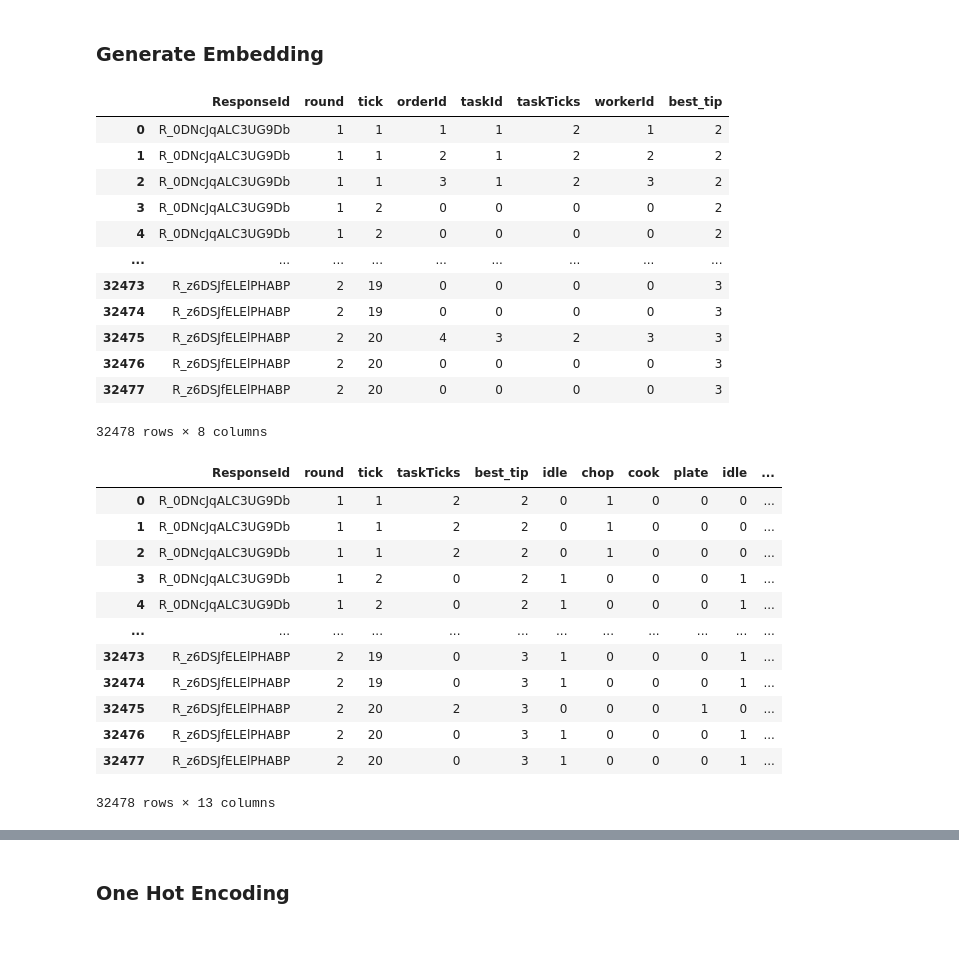
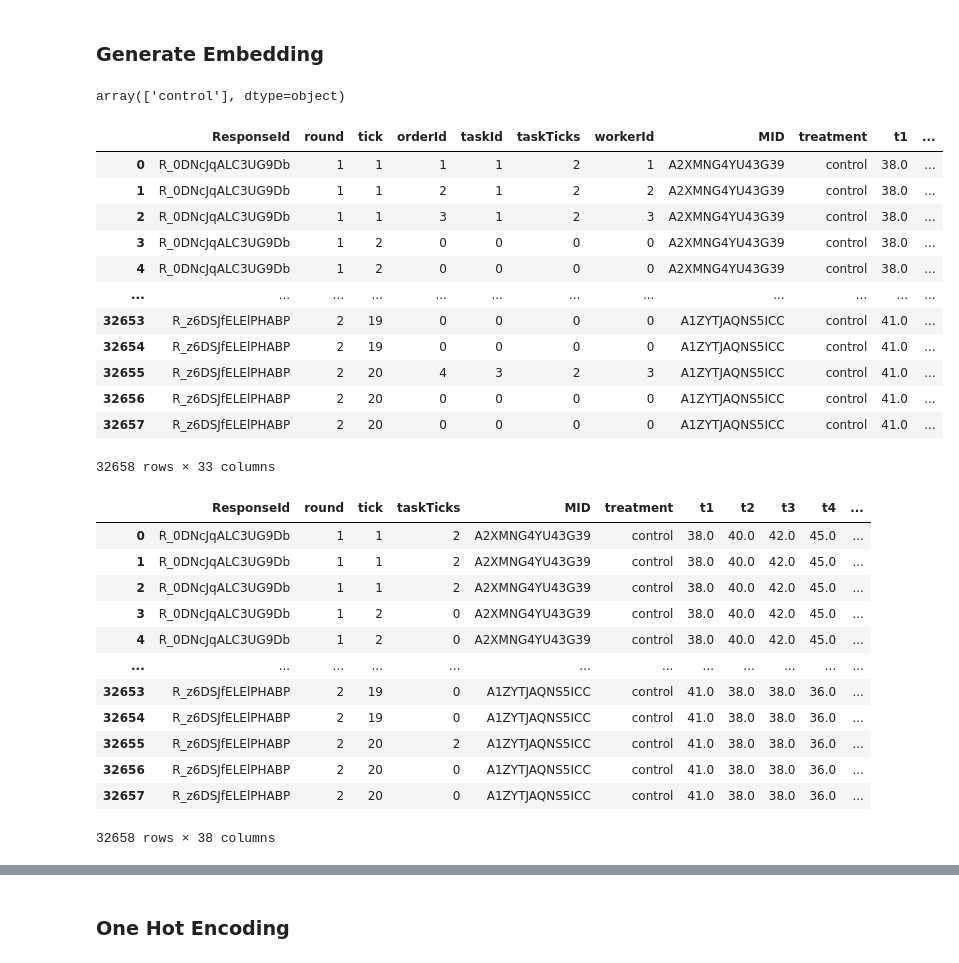
Before and after one commit to Thunderbeee/hai-cooking, a Jupyter notebook: modeling/embedding_generator_new copy.ipynb, the cells around one changed output, grey strips where cells are left out. Cells and saved outputs as stored; diff of their text form; code cells hidden in the pictures.

```diff
--- a/modeling/embedding_generator_new copy.ipynb
+++ b/modeling/embedding_generator_new copy.ipynb
@@ -16,3 +16,7 @@ from tqdm import tqdm
 # random.seed(seed)
 # # torch.backends.cudnn.benchmark = False
 # # torch.use_deterministic_algorithms(True)
+# %%
+label = pd.read_csv("../data/Archive/Cooking Game Suggested Tips  - BBS21-Phase2-Disruption.csv")
+label = label[label["treatment"] == "control"]
+label
@@ -74,27 +90,33 @@ class allaction():
+# %%
+label["treatment"].unique()
+# %% [output]
+array(['control'], dtype=object)
+# %%
+file =  "../data/Archive/phase2_action.csv"
+action = allaction(file).get()
+action = action[action["round"] <= 2]
+action = action.drop("workerTicks", axis=1)
+# label=pd.read_csv( "../data/Archive/Cooking Game Suggested Tips  - BBS21-Phase2-Disruption.csv")
+action = action.merge(label,how = "inner",
+            left_on="ResponseId", right_on="ResponseId")
+action = action.rename(columns = {"Group #":"label"})
 # %%
-file =  "../data/phase2/phase2_action.csv"
-action = allaction(file).get()
-action = action[action["round"] <= 2]
-action = action.drop("workerTicks", axis=1)
-label=pd.read_csv( "../data/phase2/phase2_control_label.csv")
-action = action.merge(label,how = "inner",
-            left_on="ResponseId", right_on="ResponseId")
-y = action.groupby("ResponseId").agg(np.mean)["best_tip"].astype(int)
+y = action.groupby("ResponseId").agg(np.mean)["label"].astype(int)
 action
 # %% [output]
-|  | ResponseId | round | tick | orderId | taskId | taskTicks | workerId | best_tip |
-| 0 | R_0DNcJqALC3UG9Db | 1 | 1 | 1 | 1 | 2 | 1 | 2 |
-| 1 | R_0DNcJqALC3UG9Db | 1 | 1 | 2 | 1 | 2 | 2 | 2 |
-| 2 | R_0DNcJqALC3UG9Db | 1 | 1 | 3 | 1 | 2 | 3 | 2 |
-| 3 | R_0DNcJqALC3UG9Db | 1 | 2 | 0 | 0 | 0 | 0 | 2 |
-| 4 | R_0DNcJqALC3UG9Db | 1 | 2 | 0 | 0 | 0 | 0 | 2 |
-| ... | ... | ... | ... | ... | ... | ... | ... | ... |
-| 32473 | R_z6DSJfELElPHABP | 2 | 19 | 0 | 0 | 0 | 0 | 3 |
-| 32474 | R_z6DSJfELElPHABP | 2 | 19 | 0 | 0 | 0 | 0 | 3 |
-| 32475 | R_z6DSJfELElPHABP | 2 | 20 | 4 | 3 | 2 | 3 | 3 |
-| 32476 | R_z6DSJfELElPHABP | 2 | 20 | 0 | 0 | 0 | 0 | 3 |
-| 32477 | R_z6DSJfELElPHABP | 2 | 20 | 0 | 0 | 0 | 0 | 3 |
+|  | ResponseId | round | tick | orderId | taskId | taskTicks | workerId | MID | treatment | t1 | ... |
+| 0 | R_0DNcJqALC3UG9Db | 1 | 1 | 1 | 1 | 2 | 1 | A2XMNG4YU43G39 | control | 38.0 | ... |
+| 1 | R_0DNcJqALC3UG9Db | 1 | 1 | 2 | 1 | 2 | 2 | A2XMNG4YU43G39 | control | 38.0 | ... |
+| 2 | R_0DNcJqALC3UG9Db | 1 | 1 | 3 | 1 | 2 | 3 | A2XMNG4YU43G39 | control | 38.0 | ... |
+| 3 | R_0DNcJqALC3UG9Db | 1 | 2 | 0 | 0 | 0 | 0 | A2XMNG4YU43G39 | control | 38.0 | ... |
+| 4 | R_0DNcJqALC3UG9Db | 1 | 2 | 0 | 0 | 0 | 0 | A2XMNG4YU43G39 | control | 38.0 | ... |
+| ... | ... | ... | ... | ... | ... | ... | ... | ... | ... | ... | ... |
+| 32653 | R_z6DSJfELElPHABP | 2 | 19 | 0 | 0 | 0 | 0 | A1ZYTJAQNS5ICC | control | 41.0 | ... |
+| 32654 | R_z6DSJfELElPHABP | 2 | 19 | 0 | 0 | 0 | 0 | A1ZYTJAQNS5ICC | control | 41.0 | ... |
+| 32655 | R_z6DSJfELElPHABP | 2 | 20 | 4 | 3 | 2 | 3 | A1ZYTJAQNS5ICC | control | 41.0 | ... |
+| 32656 | R_z6DSJfELElPHABP | 2 | 20 | 0 | 0 | 0 | 0 | A1ZYTJAQNS5ICC | control | 41.0 | ... |
+| 32657 | R_z6DSJfELElPHABP | 2 | 20 | 0 | 0 | 0 | 0 | A1ZYTJAQNS5ICC | control | 41.0 | ... |
-32478 rows × 8 columns
+32658 rows × 33 columns
 # %%
 t1 = action.drop("orderId", axis=1)
 t2 = t1.merge(pd.get_dummies(t1["taskId"]), left_index=True, right_index=True).drop("taskId", axis=1).rename(
@@ -104,18 +126,18 @@ df = t2.merge(pd.get_dummies(t2["workerId"]), left_index=True, right_index=True)
 # df = df.drop("taskTicks", axis=1).groupby(["ResponseId", "round", "tick"]).sum().iloc[:,1:]
 df
 # %% [output]
-|  | ResponseId | round | tick | taskTicks | best_tip | idle | chop | cook | plate | idle | ... |
-| 0 | R_0DNcJqALC3UG9Db | 1 | 1 | 2 | 2 | 0 | 1 | 0 | 0 | 0 | ... |
-| 1 | R_0DNcJqALC3UG9Db | 1 | 1 | 2 | 2 | 0 | 1 | 0 | 0 | 0 | ... |
-| 2 | R_0DNcJqALC3UG9Db | 1 | 1 | 2 | 2 | 0 | 1 | 0 | 0 | 0 | ... |
-| 3 | R_0DNcJqALC3UG9Db | 1 | 2 | 0 | 2 | 1 | 0 | 0 | 0 | 1 | ... |
-| 4 | R_0DNcJqALC3UG9Db | 1 | 2 | 0 | 2 | 1 | 0 | 0 | 0 | 1 | ... |
+|  | ResponseId | round | tick | taskTicks | MID | treatment | t1 | t2 | t3 | t4 | ... |
+| 0 | R_0DNcJqALC3UG9Db | 1 | 1 | 2 | A2XMNG4YU43G39 | control | 38.0 | 40.0 | 42.0 | 45.0 | ... |
+| 1 | R_0DNcJqALC3UG9Db | 1 | 1 | 2 | A2XMNG4YU43G39 | control | 38.0 | 40.0 | 42.0 | 45.0 | ... |
+| 2 | R_0DNcJqALC3UG9Db | 1 | 1 | 2 | A2XMNG4YU43G39 | control | 38.0 | 40.0 | 42.0 | 45.0 | ... |
+| 3 | R_0DNcJqALC3UG9Db | 1 | 2 | 0 | A2XMNG4YU43G39 | control | 38.0 | 40.0 | 42.0 | 45.0 | ... |
+| 4 | R_0DNcJqALC3UG9Db | 1 | 2 | 0 | A2XMNG4YU43G39 | control | 38.0 | 40.0 | 42.0 | 45.0 | ... |
 | ... | ... | ... | ... | ... | ... | ... | ... | ... | ... | ... | ... |
-| 32473 | R_z6DSJfELElPHABP | 2 | 19 | 0 | 3 | 1 | 0 | 0 | 0 | 1 | ... |
-| 32474 | R_z6DSJfELElPHABP | 2 | 19 | 0 | 3 | 1 | 0 | 0 | 0 | 1 | ... |
-| 32475 | R_z6DSJfELElPHABP | 2 | 20 | 2 | 3 | 0 | 0 | 0 | 1 | 0 | ... |
-| 32476 | R_z6DSJfELElPHABP | 2 | 20 | 0 | 3 | 1 | 0 | 0 | 0 | 1 | ... |
-| 32477 | R_z6DSJfELElPHABP | 2 | 20 | 0 | 3 | 1 | 0 | 0 | 0 | 1 | ... |
+| 32653 | R_z6DSJfELElPHABP | 2 | 19 | 0 | A1ZYTJAQNS5ICC | control | 41.0 | 38.0 | 38.0 | 36.0 | ... |
+| 32654 | R_z6DSJfELElPHABP | 2 | 19 | 0 | A1ZYTJAQNS5ICC | control | 41.0 | 38.0 | 38.0 | 36.0 | ... |
+| 32655 | R_z6DSJfELElPHABP | 2 | 20 | 2 | A1ZYTJAQNS5ICC | control | 41.0 | 38.0 | 38.0 | 36.0 | ... |
+| 32656 | R_z6DSJfELElPHABP | 2 | 20 | 0 | A1ZYTJAQNS5ICC | control | 41.0 | 38.0 | 38.0 | 36.0 | ... |
+| 32657 | R_z6DSJfELElPHABP | 2 | 20 | 0 | A1ZYTJAQNS5ICC | control | 41.0 | 38.0 | 38.0 | 36.0 | ... |
-32478 rows × 13 columns
+32658 rows × 38 columns
 # %%
 a = df.drop("taskTicks", axis=1)
```
Also changed, not shown: parts of 17 cells of this notebook, 26 other files.
